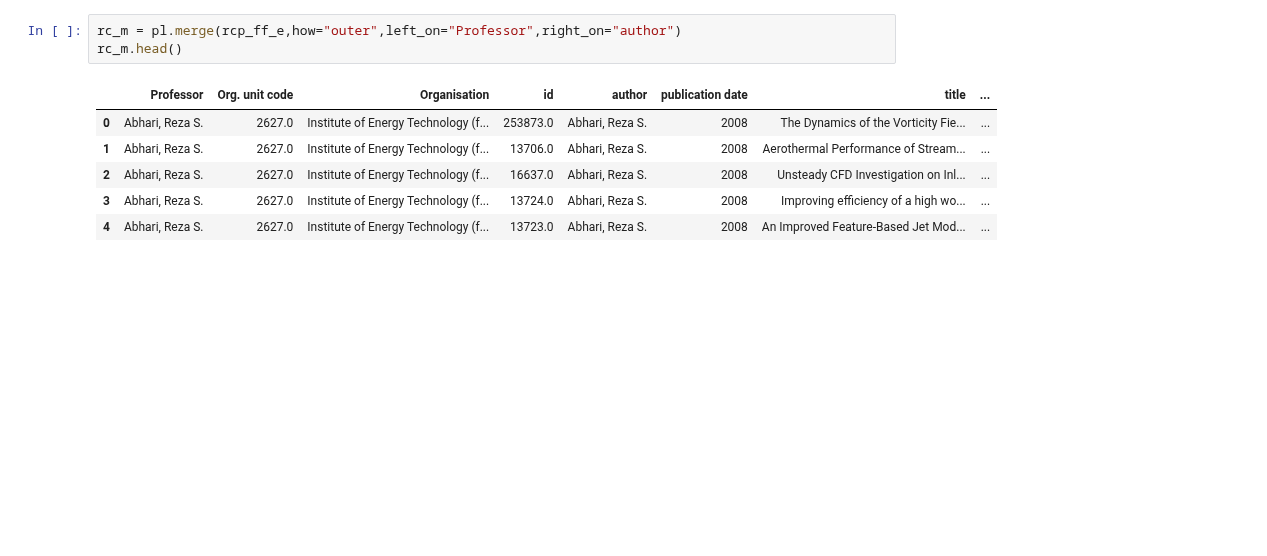
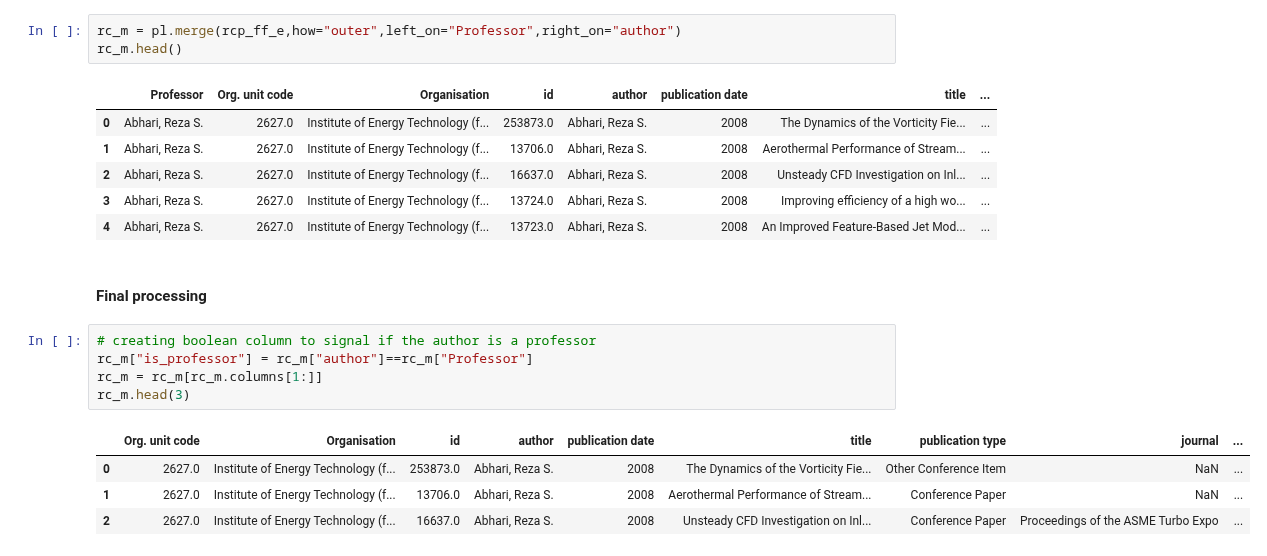
Before and after one commit to GiuliaLanzillotta/ETH_SEARCH, a Jupyter notebook: Data import.ipynb, the cells around one changed output. Cells and saved outputs as stored; diff of their text form; blank space fills up the shorter version.

```diff
--- a/Data import.ipynb
+++ b/Data import.ipynb
@@ -139,3 +139,15 @@ rc_m.head()
 | 2 | Abhari, Reza S. | 2627.0 | Institute of Energy Technology (f... | 16637.0 | Abhari, Reza S. | 2008 | Unsteady CFD Investigation on Inl... | ... |
 | 3 | Abhari, Reza S. | 2627.0 | Institute of Energy Technology (f... | 13724.0 | Abhari, Reza S. | 2008 | Improving efficiency of a high wo... | ... |
 | 4 | Abhari, Reza S. | 2627.0 | Institute of Energy Technology (f... | 13723.0 | Abhari, Reza S. | 2008 | An Improved Feature-Based Jet Mod... | ... |
+# %% [markdown]
+#### Final processing
+# %%
+# creating boolean column to signal if the author is a professor
+rc_m["is_professor"] = rc_m["author"]==rc_m["Professor"]
+rc_m = rc_m[rc_m.columns[1:]]
+rc_m.head(3)
+# %% [output]
+|  | Org. unit code | Organisation | id | author | publication date | title | publication type | journal | ... |
+| 0 | 2627.0 | Institute of Energy Technology (f... | 253873.0 | Abhari, Reza S. | 2008 | The Dynamics of the Vorticity Fie... | Other Conference Item | NaN | ... |
+| 1 | 2627.0 | Institute of Energy Technology (f... | 13706.0 | Abhari, Reza S. | 2008 | Aerothermal Performance of Stream... | Conference Paper | NaN | ... |
+| 2 | 2627.0 | Institute of Energy Technology (f... | 16637.0 | Abhari, Reza S. | 2008 | Unsteady CFD Investigation on Inl... | Conference Paper | Proceedings of the ASME Turbo Expo | ... |
```
Also changed, not shown: parts of 8 cells of this notebook.
